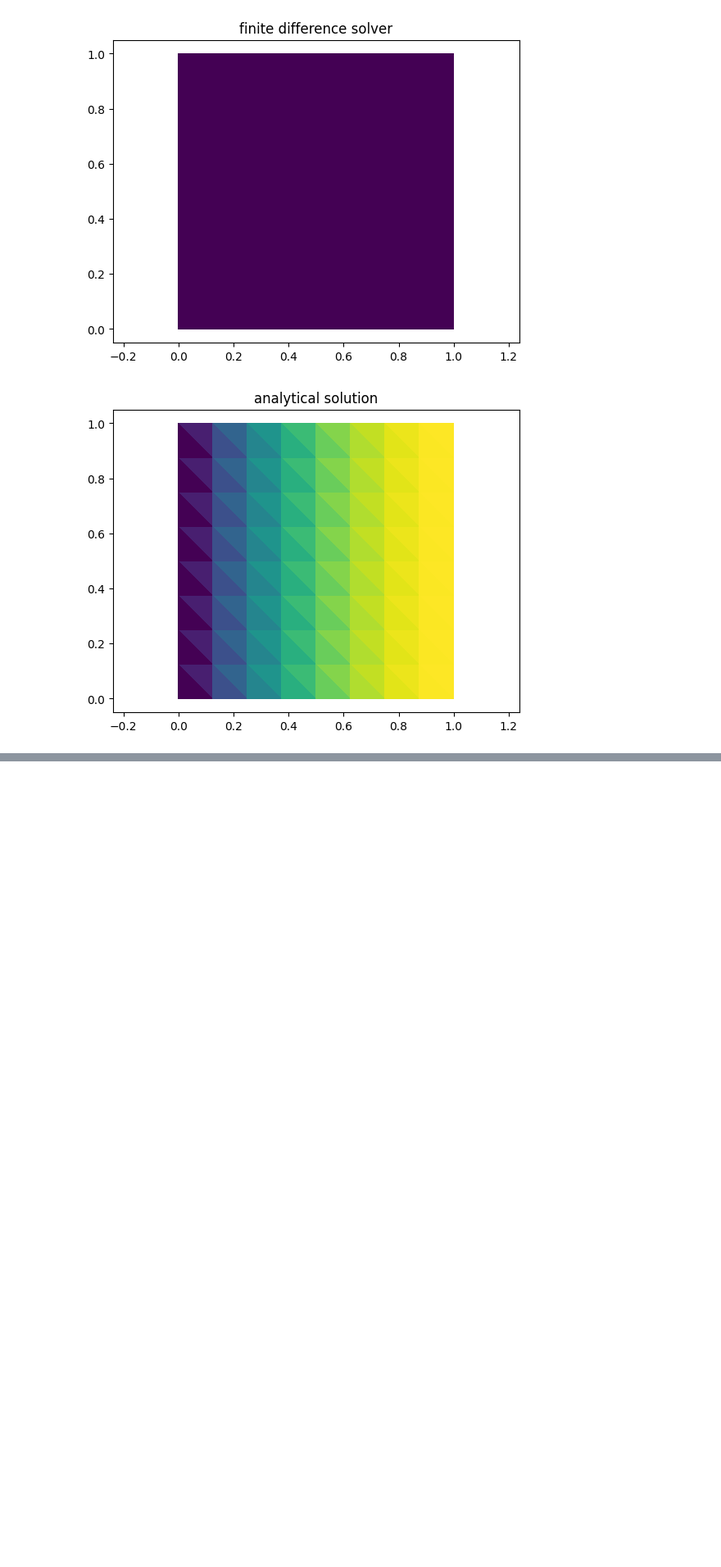
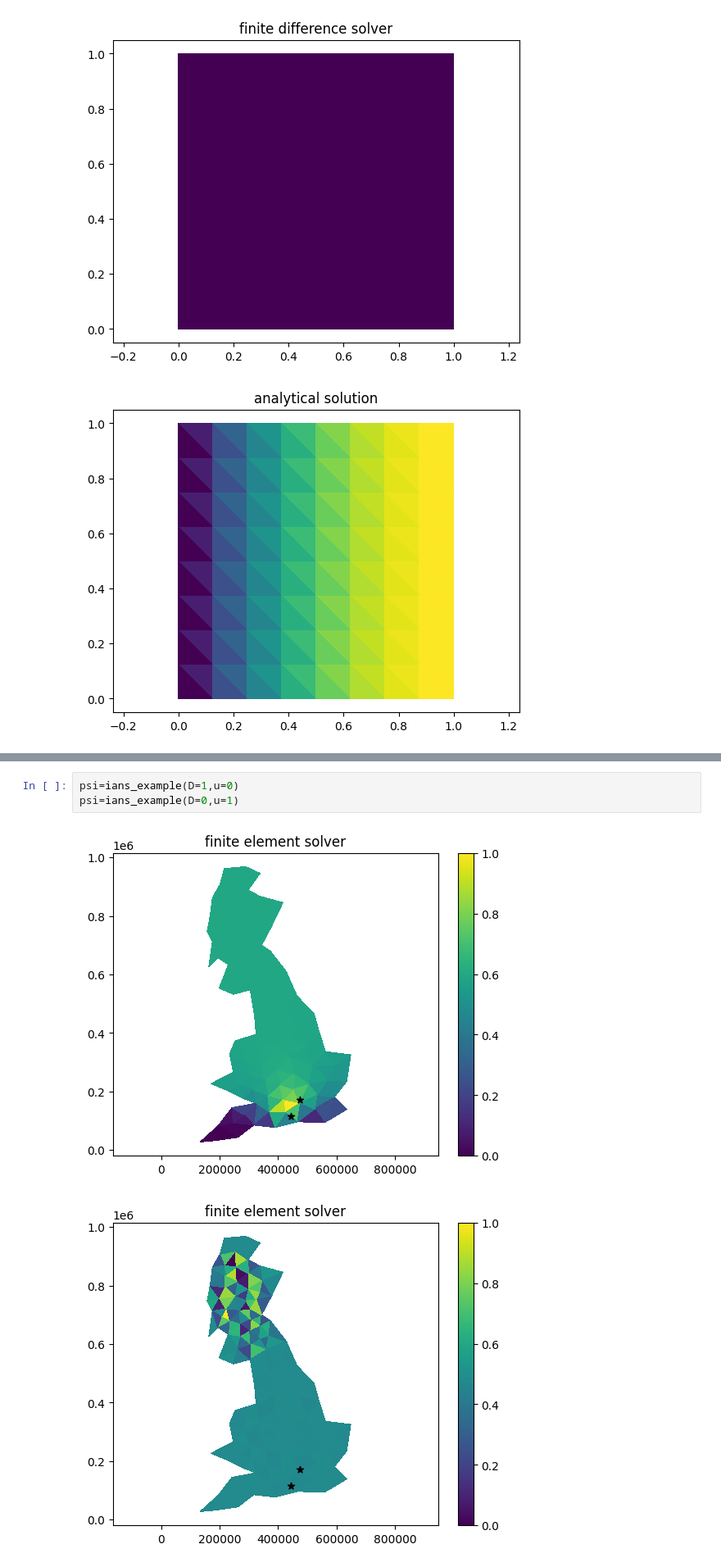
Before and after one commit to 000rla/Numerics_assignment_2, a Jupyter notebook: exercises.ipynb, the cells around one changed output, grey strips where cells are left out. Shown at 82% size. Saved outputs shown, nothing was run; the diff lists cells and outputs as text; blank space fills up the shorter version.

```diff
--- a/exercises.ipynb
+++ b/exercises.ipynb
@@ -722,0 +761,6 @@ psi=ians_example(map='las',res='40')
+# %%
+psi=ians_example(D=1,u=0)
+psi=ians_example(D=0,u=1)
+# %% [output]
+[figure, added]
+[figure, added]
```
Also changed, not shown: parts of 5 cells of this notebook.
